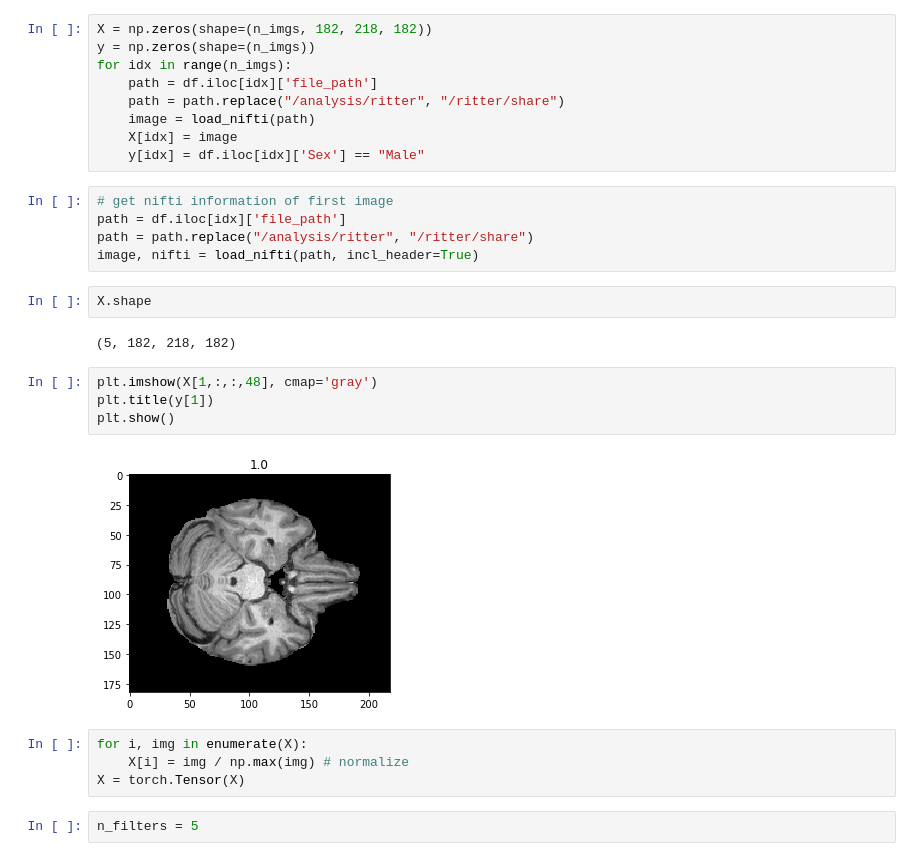
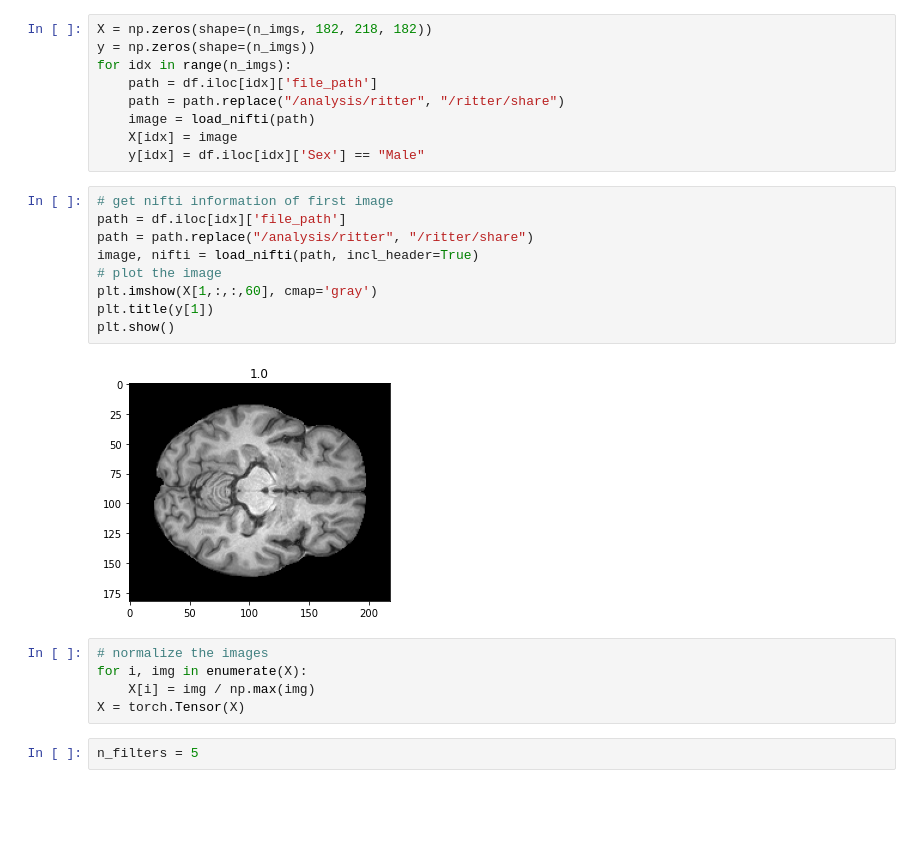
Before and after one commit to derEitel/patch_individual_filter_layer, a Jupyter notebook: [UKB] Feature visualization development-Baseline.ipynb, the cells around one changed output. Saved outputs shown, nothing was run; the diff lists cells and outputs as text; blank space fills up the shorter version.

```diff
--- a/[UKB] Feature visualization development-Baseline.ipynb
+++ b/[UKB] Feature visualization development-Baseline.ipynb
@@ -95,21 +95,18 @@ for idx in range(n_imgs):
 # %%
 # get nifti information of first image
 path = df.iloc[idx]['file_path']
 path = path.replace("/analysis/ritter", "/ritter/share")
 image, nifti = load_nifti(path, incl_header=True)
+# plot the image
+plt.imshow(X[1,:,:,60], cmap='gray')
+plt.title(y[1])
+plt.show()
+# %% [output]
+[figure, added]
-# %%
-X.shape
-# %% [output]
-(5, 182, 218, 182)
-# %%
-plt.imshow(X[1,:,:,48], cmap='gray')
-plt.title(y[1])
-plt.show()
-# %% [output]
-[figure, removed]
 # %%
+# normalize the images
 for i, img in enumerate(X):
-    X[i] = img / np.max(img) # normalize
+    X[i] = img / np.max(img)
 X = torch.Tensor(X)
 # %%
 n_filters = 5
```
Also changed, not shown: parts of 70 cells of this notebook, 27 other files.
